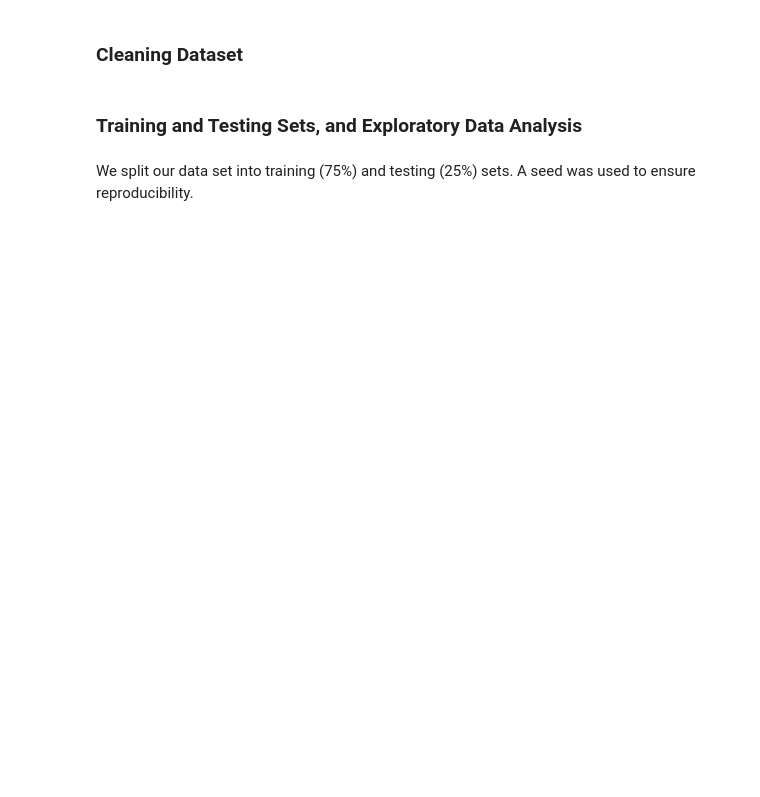
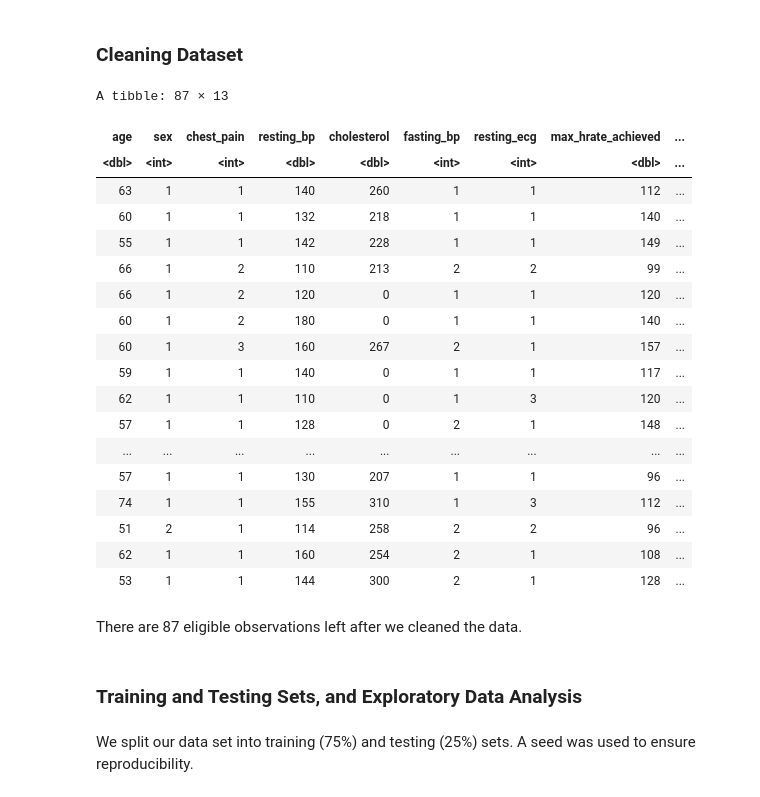
Before and after one commit to Majordingus2/group12-dsci-project, a Jupyter notebook: Group Proposal.ipynb, the cells around one changed output. Saved outputs shown, nothing was run; the diff lists cells and outputs as text; code cells hidden in the pictures; blank space fills up the shorter version.

```diff
--- a/Group Proposal.ipynb
+++ b/Group Proposal.ipynb
@@ -62,12 +133,35 @@ e.g.:
 # %%
 # Omiting columns which have mostly NA values
 va_heart_data_clean <- va_heart_data_clean |>
     select(-thalassemia,-major_vessels)
 
 # Omiting rows which have NA values
 va_heart_data_clean <- va_heart_data_clean |>
   mutate(across(everything(), ~ifelse(. == "?", NA, .))) |>
   na.omit()
+va_heart_data_clean
+# %% [output]
+A tibble: 87 × 13
+| age | sex | chest_pain | resting_bp | cholesterol | fasting_bp | resting_ecg | max_hrate_achieved | ... |
+| <dbl> | <int> | <int> | <dbl> | <dbl> | <int> | <int> | <dbl> | ... |
+| 63 | 1 | 1 | 140 | 260 | 1 | 1 | 112 | ... |
+| 60 | 1 | 1 | 132 | 218 | 1 | 1 | 140 | ... |
+| 55 | 1 | 1 | 142 | 228 | 1 | 1 | 149 | ... |
+| 66 | 1 | 2 | 110 | 213 | 2 | 2 | 99 | ... |
+| 66 | 1 | 2 | 120 | 0 | 1 | 1 | 120 | ... |
+| 60 | 1 | 2 | 180 | 0 | 1 | 1 | 140 | ... |
+| 60 | 1 | 3 | 160 | 267 | 2 | 1 | 157 | ... |
+| 59 | 1 | 1 | 140 | 0 | 1 | 1 | 117 | ... |
+| 62 | 1 | 1 | 110 | 0 | 1 | 3 | 120 | ... |
+| 57 | 1 | 1 | 128 | 0 | 2 | 1 | 148 | ... |
+| ... | ... | ... | ... | ... | ... | ... | ... | ... |
+| 57 | 1 | 1 | 130 | 207 | 1 | 1 | 96 | ... |
+| 74 | 1 | 1 | 155 | 310 | 1 | 3 | 112 | ... |
+| 51 | 2 | 1 | 114 | 258 | 2 | 2 | 96 | ... |
+| 62 | 1 | 1 | 160 | 254 | 2 | 1 | 108 | ... |
+| 53 | 1 | 1 | 144 | 300 | 2 | 1 | 128 | ... |
+# %% [markdown]
+There are 87 eligible observations left after we cleaned the data.
 # %% [markdown]
 ### Training and Testing Sets, and Exploratory Data Analysis
 # %% [markdown]
```
Also changed, not shown: parts of 16 cells of this notebook.
